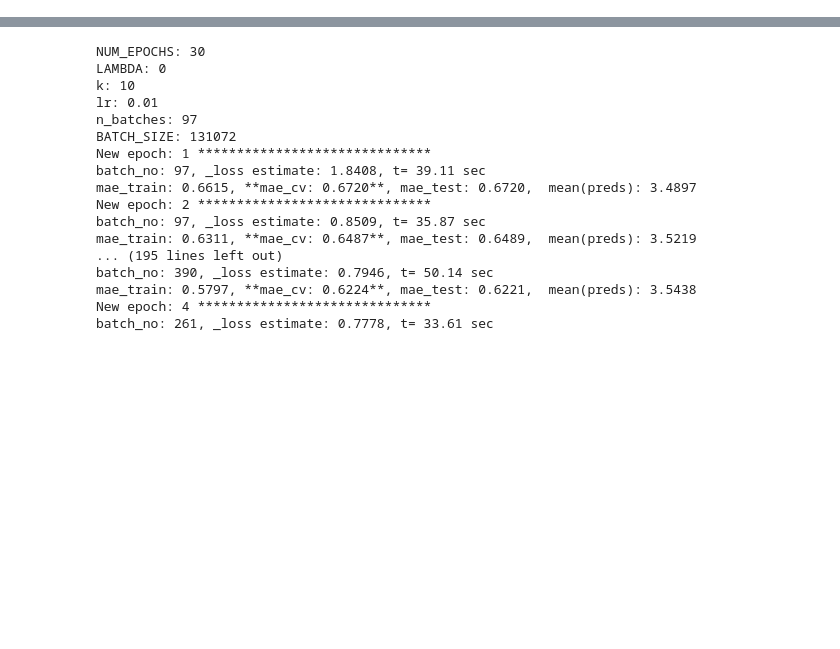
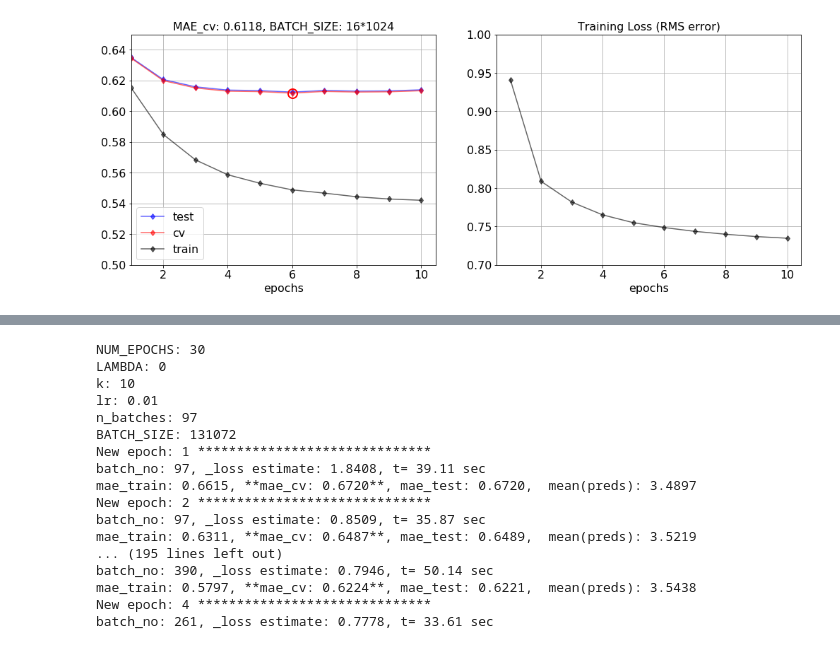
Before and after one commit to ozkansafak/Matrix_Factorization, a Jupyter notebook: main.ipynb, the cells around one changed output, grey strips where cells are left out. Cells and saved outputs as stored; diff of their text form; code cells hidden in the pictures; blank space fills up the shorter version.

```diff
--- a/main.ipynb
+++ b/main.ipynb
@@ -141,0 +167,4 @@ Runtime: 13 min 58 sec
+# %%
+ax1, ax2 = plotter(mae_train_arr, mae_cv_arr, mae_test_arr, loss_arr, BATCH_SIZE)
+# %% [output]
+[figure, added]
```
Also changed, not shown: parts of 6 cells of this notebook, 2 other files.
